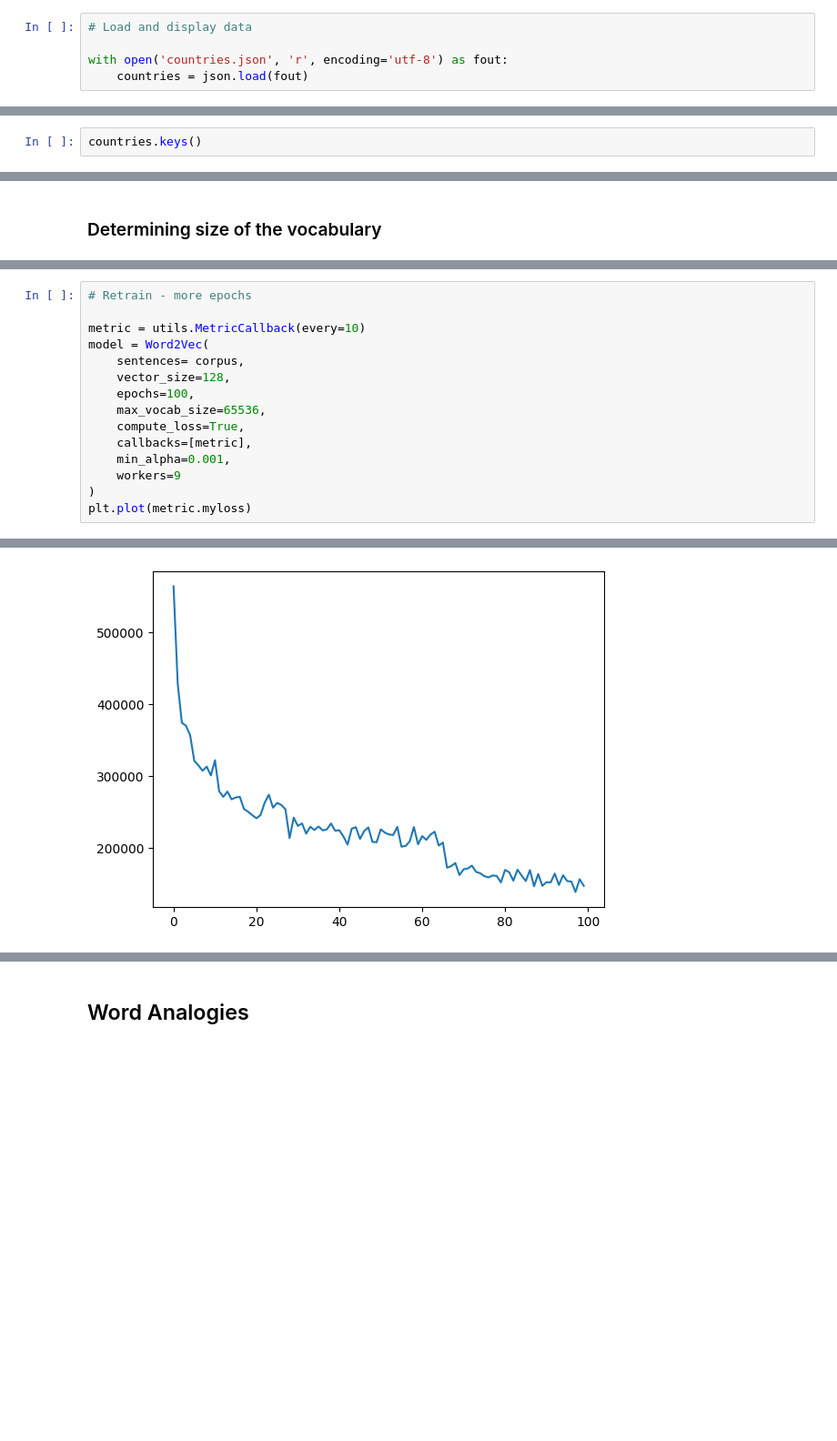
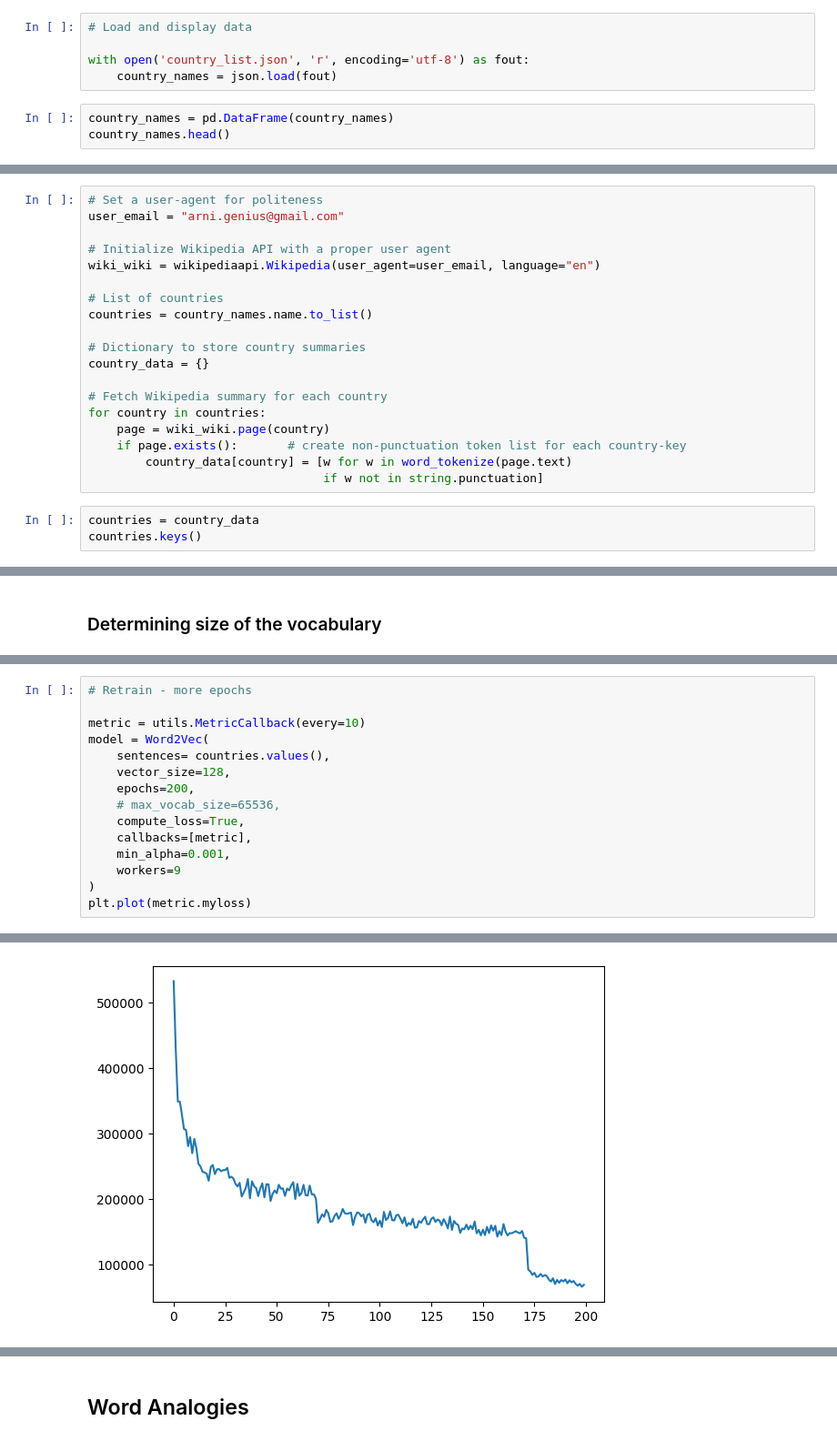
Before and after one commit to arni319/semantic_processing, a Jupyter notebook: Distributional Semantics/codes/w2v.ipynb, the cells around one changed output, grey strips where cells are left out. Shown at 91% size. Drawn from its saved outputs; the diff is of its cells as text; blank space fills up the shorter version.

Commit message:
w2v code changed, added country name json file

```diff
--- a/Distributional Semantics/codes/w2v.ipynb
+++ b/Distributional Semantics/codes/w2v.ipynb
@@ -18,5 +22,8 @@ Data pre-processing to make it readable by json.load()
 # %%
 # Load and display data
 
-with open('countries.json', 'r', encoding='utf-8') as fout:
-    countries = json.load(fout)
+with open('country_list.json', 'r', encoding='utf-8') as fout:
+    country_names = json.load(fout)
+# %%
+country_names = pd.DataFrame(country_names)
+country_names.head()
@@ -23,3 +37,23 @@ with open('countries.json', 'r', encoding='utf-8') as fout:
+# %%
+# Set a user-agent for politeness
+user_email = "arni.genius@gmail.com"
+
+# Initialize Wikipedia API with a proper user agent
+wiki_wiki = wikipediaapi.Wikipedia(user_agent=user_email, language="en")
+
+# List of countries
+countries = country_names.name.to_list()
+
+# Dictionary to store country summaries
+country_data = {}
+
+# Fetch Wikipedia summary for each country
+for country in countries:
+    page = wiki_wiki.page(country)
+    if page.exists():       # create non-punctuation token list for each country-key
+        country_data[country] = [w for w in word_tokenize(page.text)
+                                 if w not in string.punctuation]
 # %%
+countries = country_data
 countries.keys()
 # %% [output]
@@ -188,10 +188,10 @@ model.wv.most_similar('India')
 
 metric = utils.MetricCallback(every=10)
 model = Word2Vec(
-    sentences= corpus,
+    sentences= countries.values(),
     vector_size=128,
-    epochs=100,
-    max_vocab_size=65536,
+    epochs=200,
+    # max_vocab_size=65536,
     compute_loss=True,
     callbacks=[metric],
     min_alpha=0.001,
@@ -212,3 +222,3 @@ Loss after epoch 90: 152674.0
 [<matplotlib.lines.Line2D at 0x...>]
-[figure, old version]
+[figure, new version]
 # %%
```
Also changed, not shown: parts of 25 cells of this notebook, 4 other files.
